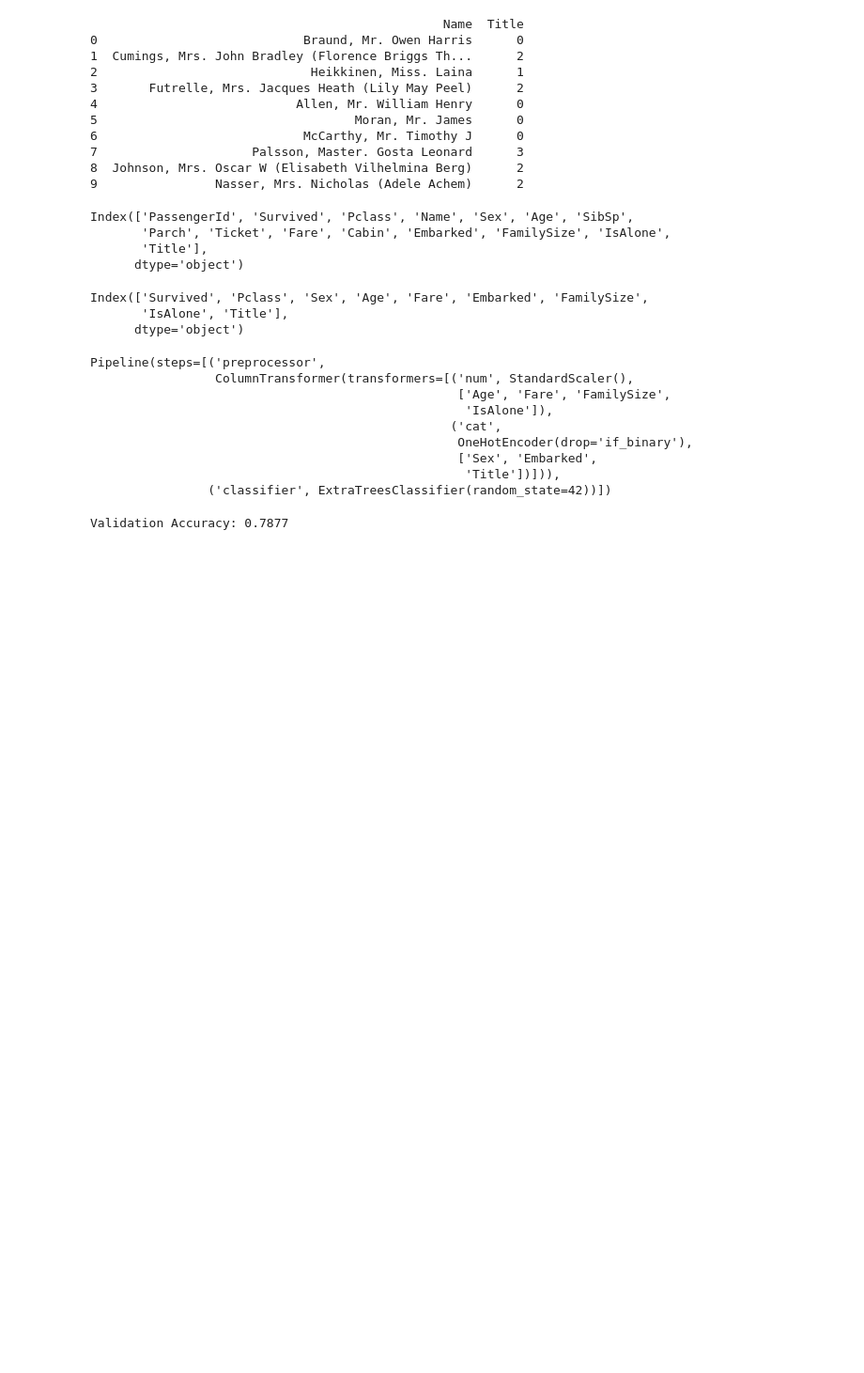
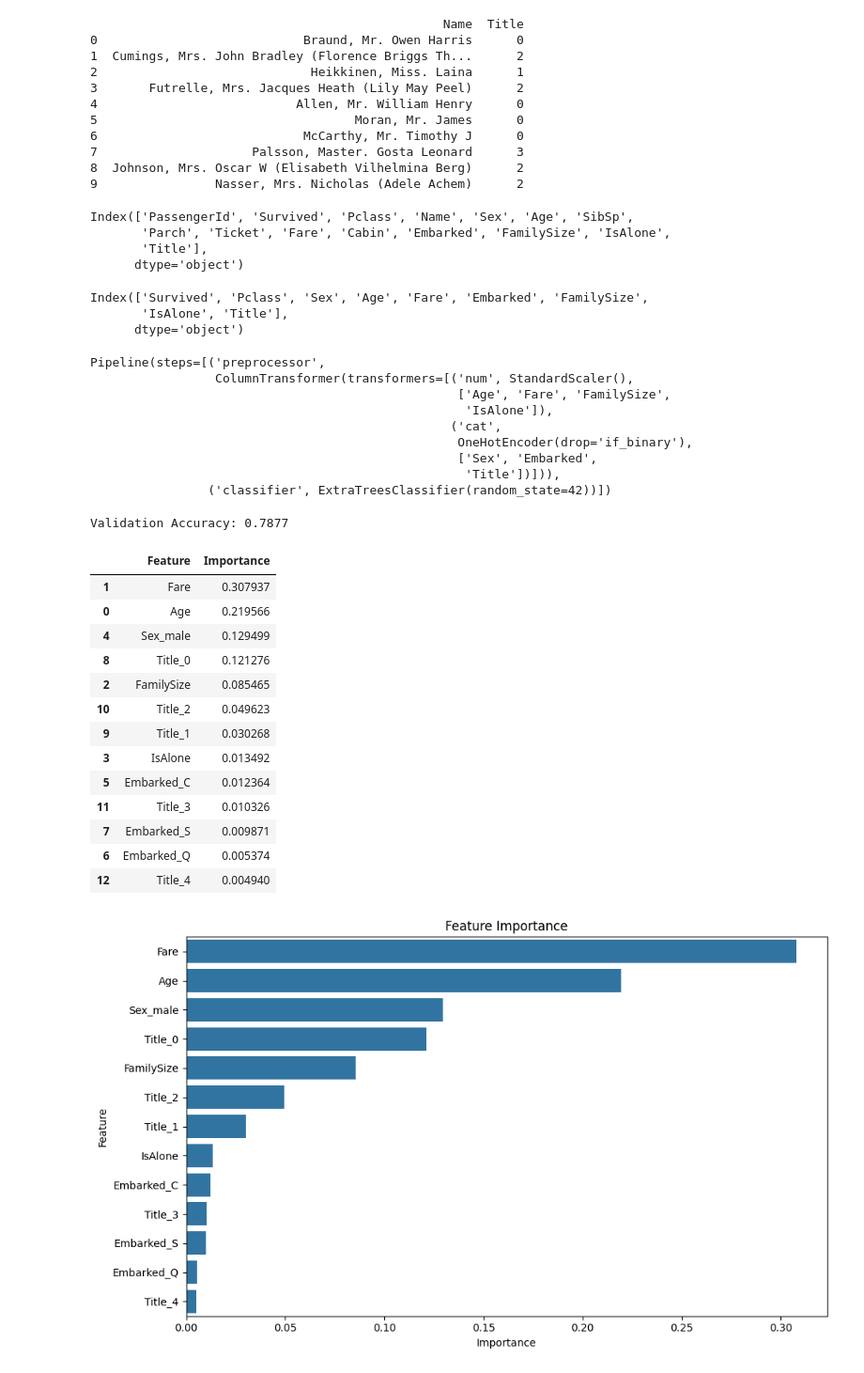
Before and after one commit to eshagarwal/Titanic, a Jupyter notebook: titanic.ipynb, the cells around one changed output. Shown: that part at 94% size. Saved outputs shown, nothing was run; the diff lists cells and outputs as text; code cells hidden in the pictures; blank space fills up the shorter version.

```diff
--- a/titanic.ipynb
+++ b/titanic.ipynb
@@ -216,3 +217,36 @@ accuracy = accuracy_score(y_val, y_pred)
 print(f"Validation Accuracy: {accuracy:.4f}")
 # %% [output]
 Validation Accuracy: 0.7877
+# %%
+feature_importance = pipeline.named_steps['classifier'].feature_importances_
+feature_names = numerical_cols + list(pipeline.named_steps['preprocessor'].transformers_[1][1].get_feature_names_out(categorical_cols))
+# Create DataFrame for feature importance
+feature_importance_df = pd.DataFrame({
+    'Feature': feature_names,
+    'Importance': feature_importance
+}).sort_values(by='Importance', ascending=False)
+display(feature_importance_df)
+# Plot feature importance
+plt.figure(figsize=(10, 6))
+sns.barplot(x='Importance', y='Feature', data=feature_importance_df)
+plt.title('Feature Importance')
+plt.xlabel('Importance')
+plt.ylabel('Feature')
+plt.tight_layout()
+plt.show()
+# %% [output]
+|  | Feature | Importance |
+| 1 | Fare | 0.307937 |
+| 0 | Age | 0.219566 |
+| 4 | Sex_male | 0.129499 |
+| 8 | Title_0 | 0.121276 |
+| 2 | FamilySize | 0.085465 |
+| 10 | Title_2 | 0.049623 |
+| 9 | Title_1 | 0.030268 |
+| 3 | IsAlone | 0.013492 |
+| 5 | Embarked_C | 0.012364 |
+| 11 | Title_3 | 0.010326 |
+| 7 | Embarked_S | 0.009871 |
+| 6 | Embarked_Q | 0.005374 |
+| 12 | Title_4 | 0.004940 |
+[figure, added]
```
Also changed, not shown: parts of 5 cells of this notebook, 1 other file.
